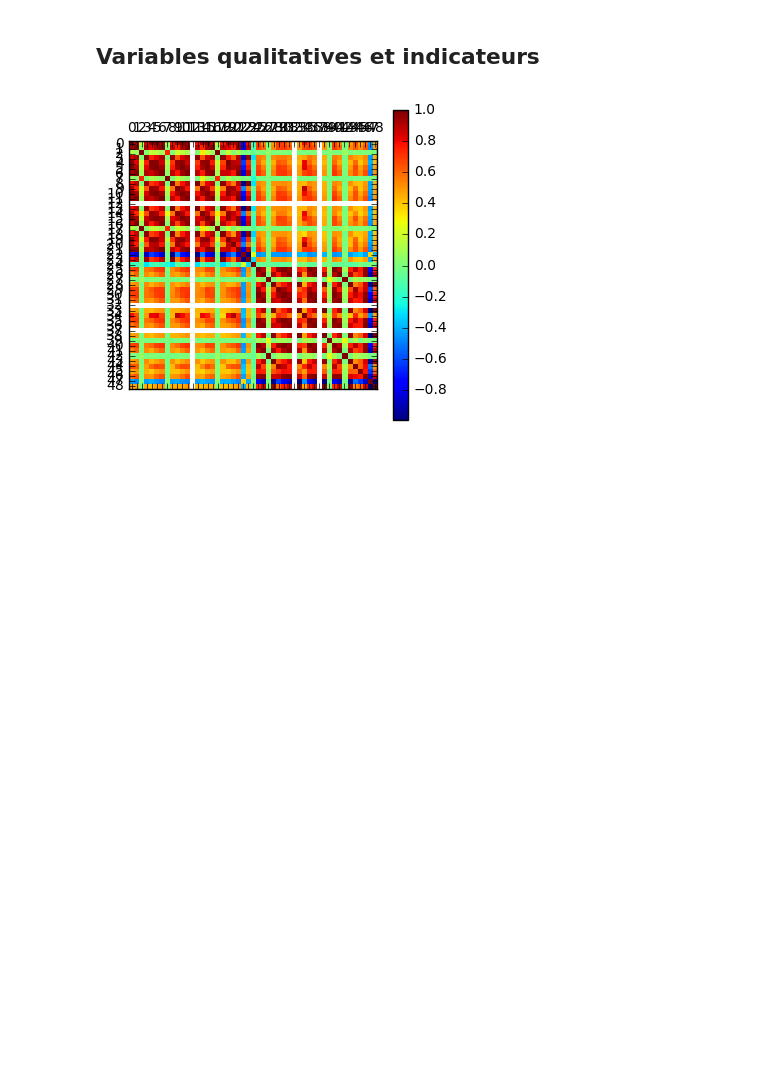
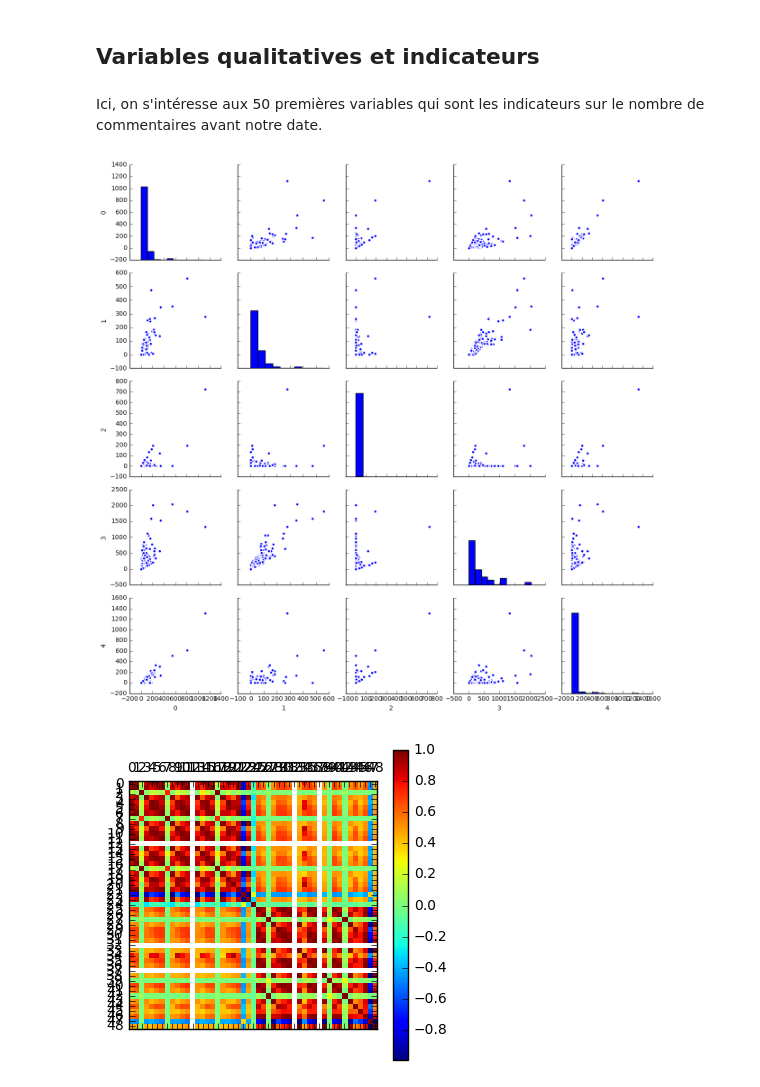
Before and after one commit to LilianBeuneche/Donnees, a Jupyter notebook: Projet 5GMM Python.ipynb, the cells around one changed output. Saved outputs shown, nothing was run; the diff lists cells and outputs as text; code cells hidden in the pictures; blank space fills up the shorter version.

```diff
--- a/Projet 5GMM Python.ipynb
+++ b/Projet 5GMM Python.ipynb
@@ -166,5 +195,7 @@ plt.show()
 # %% [markdown]
 ## Variables qualitatives et indicateurs
+# %% [markdown]
+Ici, on s'intéresse aux 50 premières variables qui sont les indicateurs sur le nombre de commentaires avant notre date.
 # %%
 Indi=Data[:,0:49]
 # %%
@@ -175,3 +203,11 @@ plt.show()
+# %%
+Indi2=Data[:,0:5]
+Indi_Panda2=pd.DataFrame(Indi2)
+# %%
+sns.pairplot(Indi_Panda2, kind="scatter")
+plt.show()
+# %% [output]
+[figure, added]
 # %%
 plt.matshow(Indi_Panda.corr())
 plt.xticks(range(len(Indi_Panda.columns)), Indi_Panda.columns)
```
Also changed, not shown: parts of 20 cells of this notebook.
